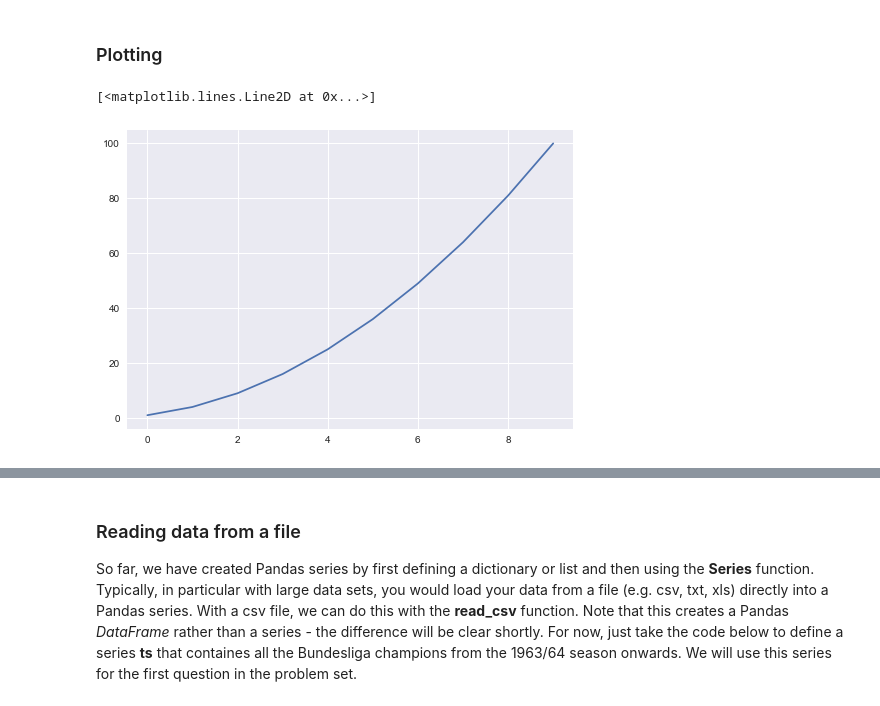
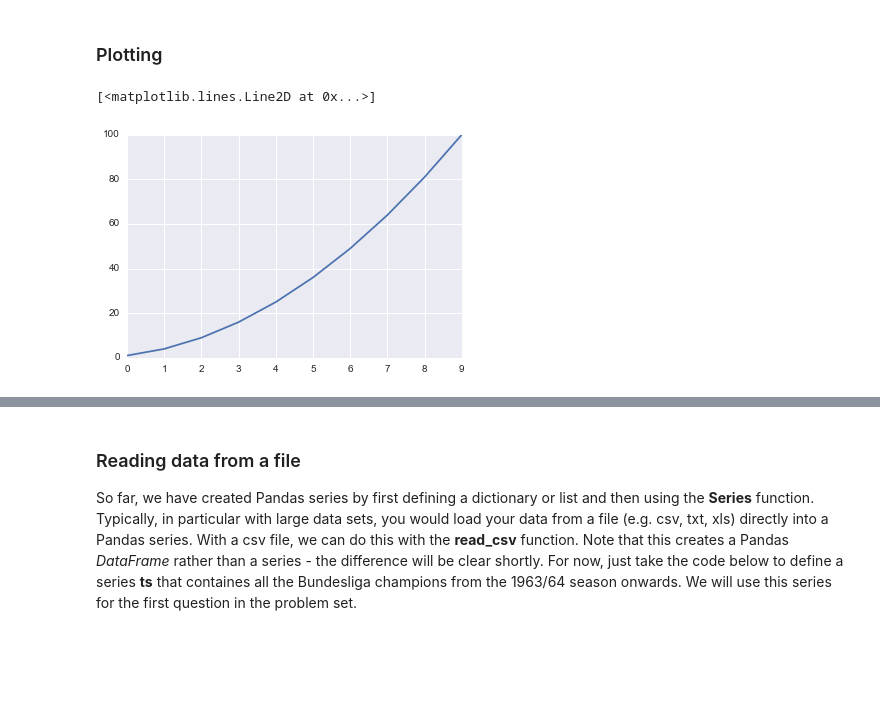
Before and after one commit to Moony2D/Python-Intro-ifo, a Jupyter notebook: PyIntro_Pandas.ipynb, the cells around one changed output, grey strips where cells are left out. Saved outputs shown, nothing was run; the diff lists cells and outputs as text; code cells hidden in the pictures; blank space fills up the shorter version.

```diff
--- a/PyIntro_Pandas.ipynb
+++ b/PyIntro_Pandas.ipynb
@@ -329,12 +320,15 @@ total.argmax()
 'FC Bayern'
 # %% [markdown]
 ### Plotting
-# %%
-fig, ax = plt.subplots()
-ax.plot(ts2)
-# %% [output]
-[<matplotlib.lines.Line2D at 0x...>]
-[figure, removed]
+# %%
+lst = [x**2 for x in range(1, 11)]
+ts2 = pd.Series(lst)
+
+fig, ax = plt.subplots()
+ax.plot(ts2)
+# %% [output]
+[<matplotlib.lines.Line2D at 0x...>]
+[figure, added]
 # %%
 names = ['VfB Stuttgart', 'FC Bayern', 'VfL Wolfsburg', 'Borussia Dortmund']
 ts_num = ts.replace(names, range(0,len(names)))
```
Also changed, not shown: parts of 52 cells of this notebook.
